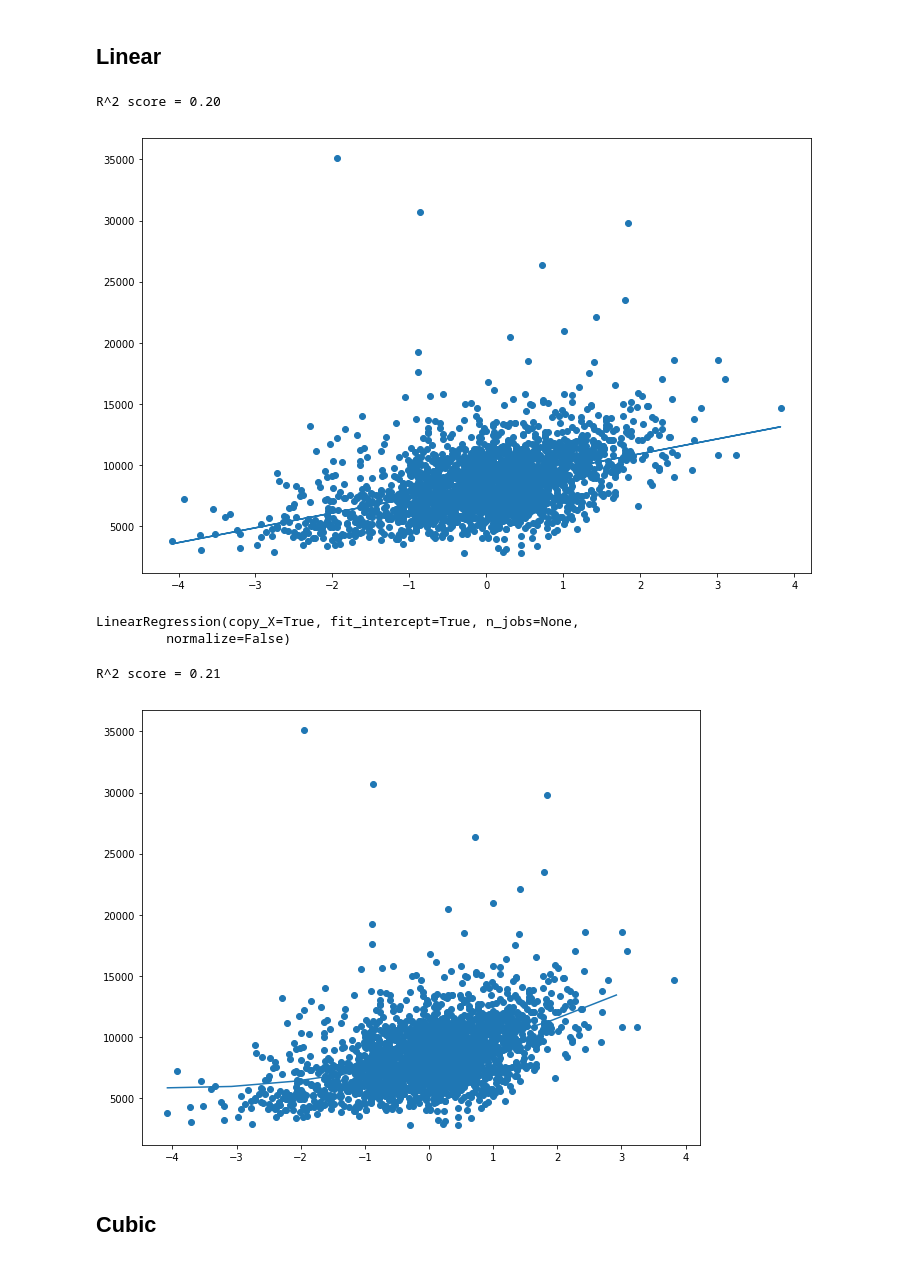
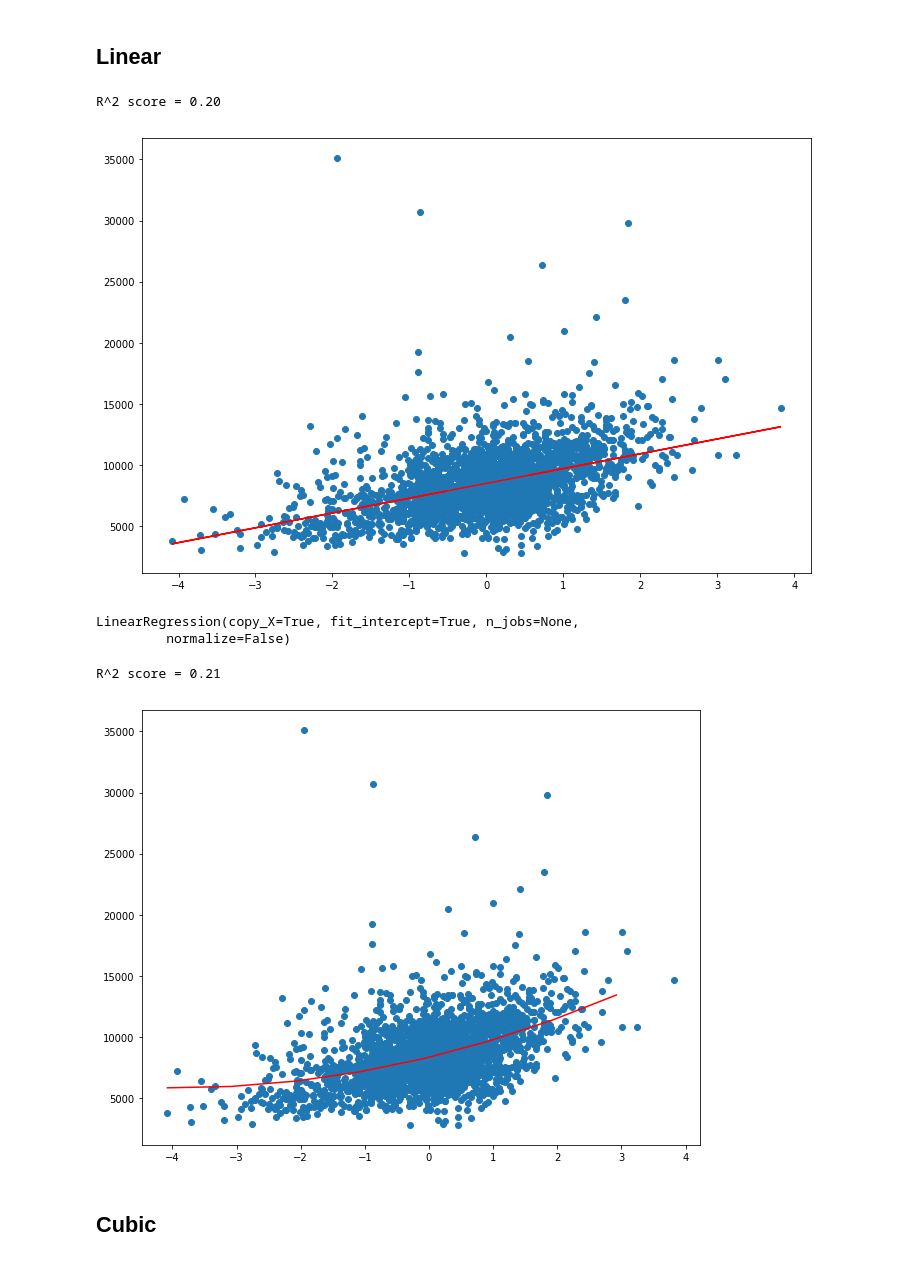
Before and after one commit to awesomeahi95/LaVie-Insurance, a Jupyter notebook: index.ipynb, the cells around one changed output. Cells and saved outputs as stored; diff of their text form; code cells hidden in the pictures.

```diff
--- a/index.ipynb
+++ b/index.ipynb
@@ -471,14 +471,14 @@ chosen_variable = "Adult obesity raw value"
 # %%
 lr = LinearRegression()
 lr.fit(X_train_s[chosen_variable].values.reshape(-1,1),y_train)
 model_pred = lr.predict(X_train_s[chosen_variable].values.reshape(-1,1))
 plt.figure(figsize=(12,8))
 plt.scatter(X_train_s[chosen_variable],y_train)
-plt.plot(X_train_s[chosen_variable],model_pred)
+plt.plot(X_train_s[chosen_variable],model_pred,color="red")
 print("R^2 score = {:.2f}".format(r2_score(y_train,model_pred)))
 # %% [output]
 R^2 score = 0.20
-[figure, old version]
+[figure, new version]
 # %%
 poly_reg = PolynomialFeatures(degree=2)
 X_poly_b = poly_reg.fit_transform(X_train_s[chosen_variable].values.reshape(-1,1))
@@ -495,11 +495,11 @@ y_pred = lin_reg_2.predict(poly_reg.fit_transform(X_fit.reshape(-1,1)))
 # %%
 plt.figure(figsize=(10,8))
 plt.scatter(X_train_s[chosen_variable].values,y_train)
-plt.plot(X_fit,y_pred)
+plt.plot(X_fit,y_pred,color="red")
 print("R^2 score = {:.2f}".format(r2_score(y_train,lin_reg_2.predict(X_poly_b))))
 # %% [output]
 R^2 score = 0.21
-[figure, old version]
+[figure, new version]
 # %% [markdown]
 ## Cubic
 # %%
```
Also changed, not shown: parts of 3 cells of this notebook.
